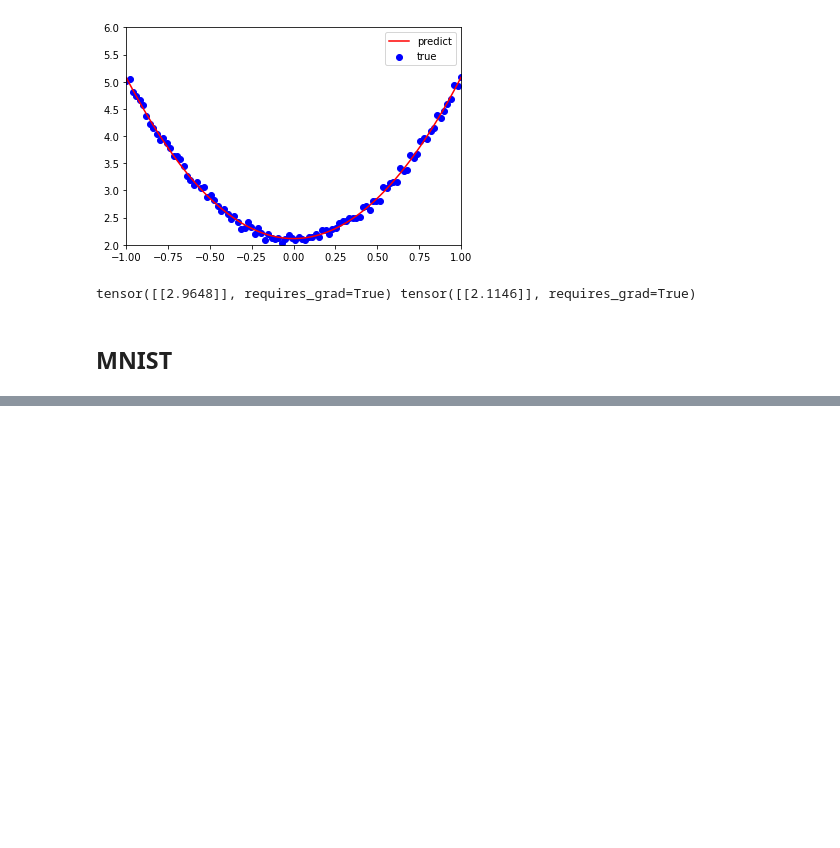
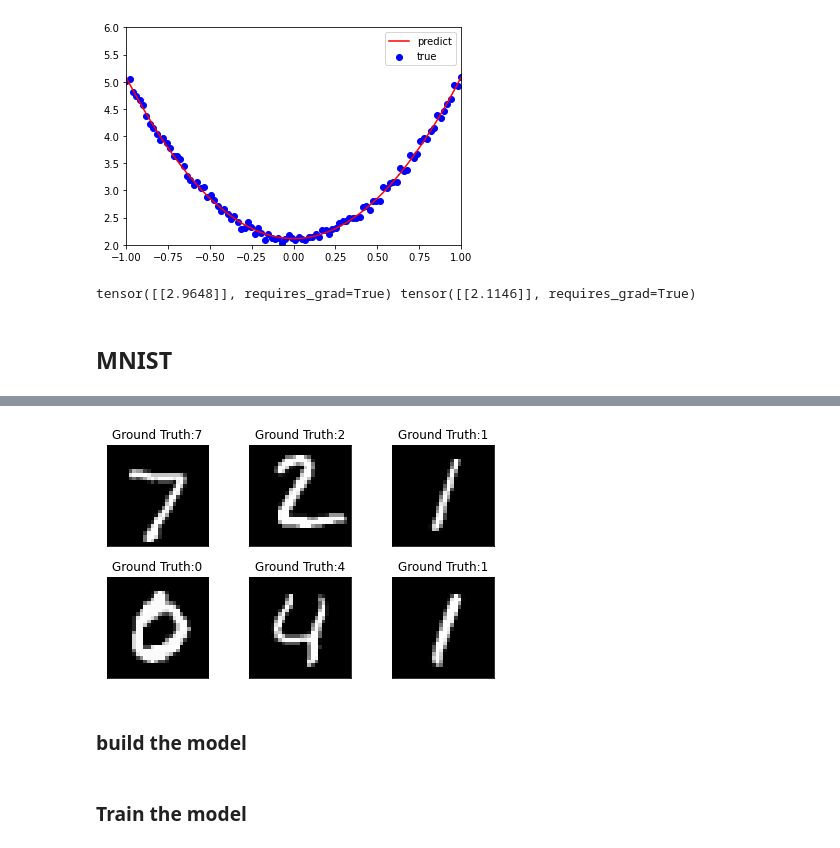
Before and after one commit to lahmuller/CS_Notes, a Jupyter notebook: Notes/deep_learning_with_pytorch.ipynb, the cells around one changed output, grey strips where cells are left out. Drawn from its saved outputs; the diff is of its cells as text; code cells hidden in the pictures; blank space fills up the shorter version.

```diff
--- a/Notes/deep_learning_with_pytorch.ipynb
+++ b/Notes/deep_learning_with_pytorch.ipynb
@@ -90,0 +102,17 @@ tensor([[2.9648]], requires_grad=True) tensor([[2.1146]], requires_grad=True)
+# %%
+# define hyperparameters
+train_batch_size=64
+test_batch_size=128
+learning_rate=0.01
+num_epoches=20
+lr=0.01
+momentum=0.5
+# %%
+# define the function
+transform=transforms.Compose([transforms.ToTensor(),transforms.Normalize([0.5],[0.5])])
+# download the data and do the preprocess
+train_dataset=mnist.MNIST('./data',train=True,transform=transform,download=True)
+test_dataset=mnist.MNIST('./data',train=False,transform=transform)
+# dataLoader is an iterable object
+train_loader=DataLoader(train_dataset,batch_size=train_batch_size,shuffle=True)
+test_loader=DataLoader(test_dataset,batch_size=test_batch_size,shuffle=False)
@@ -90,0 +125,19 @@ tensor([[2.9648]], requires_grad=True) tensor([[2.1146]], requires_grad=True)
+# %%
+import matplotlib.pyplot as plt
+%matplotlib inline
+
+examples=enumerate(test_loader)
+batch_idx,(example_data,example_targets)=next(examples)
+
+fig=plt.figure()
+for i in range(6):
+  plt.subplot(2,3,i+1)
+  plt.tight_layout()
+  plt.imshow(example_data[i][0],cmap='gray',interpolation='none')
+  plt.title("Ground Truth:{}".format(example_targets[i]))
+  plt.xticks([])
+  plt.yticks([])
+# %% [output]
+[figure, added]
+# %% [markdown]
+### build the model
@@ -90,0 +169,2 @@ tensor([[2.9648]], requires_grad=True) tensor([[2.1146]], requires_grad=True)
+# %% [markdown]
+### Train the model
```
Also changed, not shown: parts of 6 cells of this notebook.
